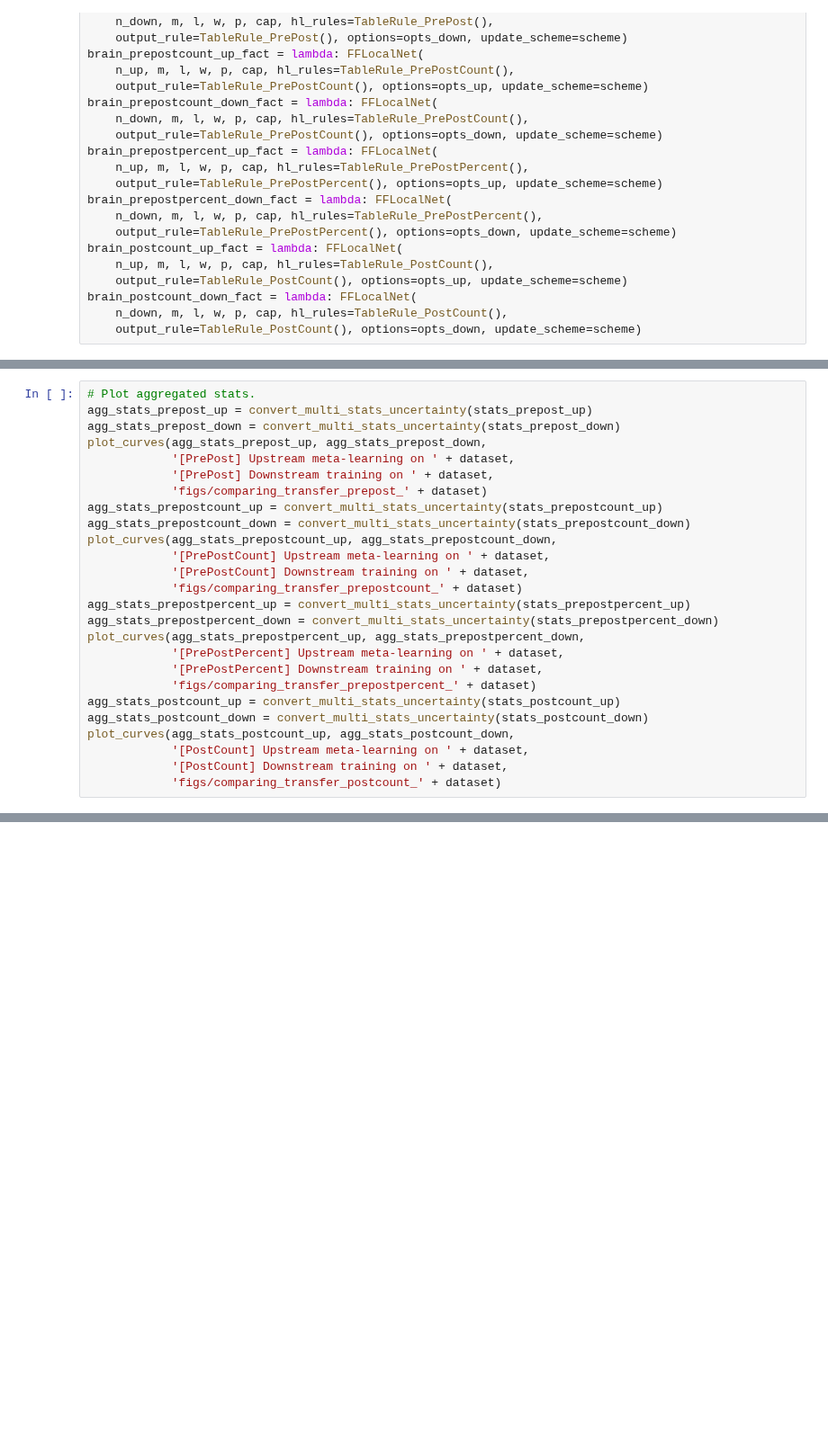
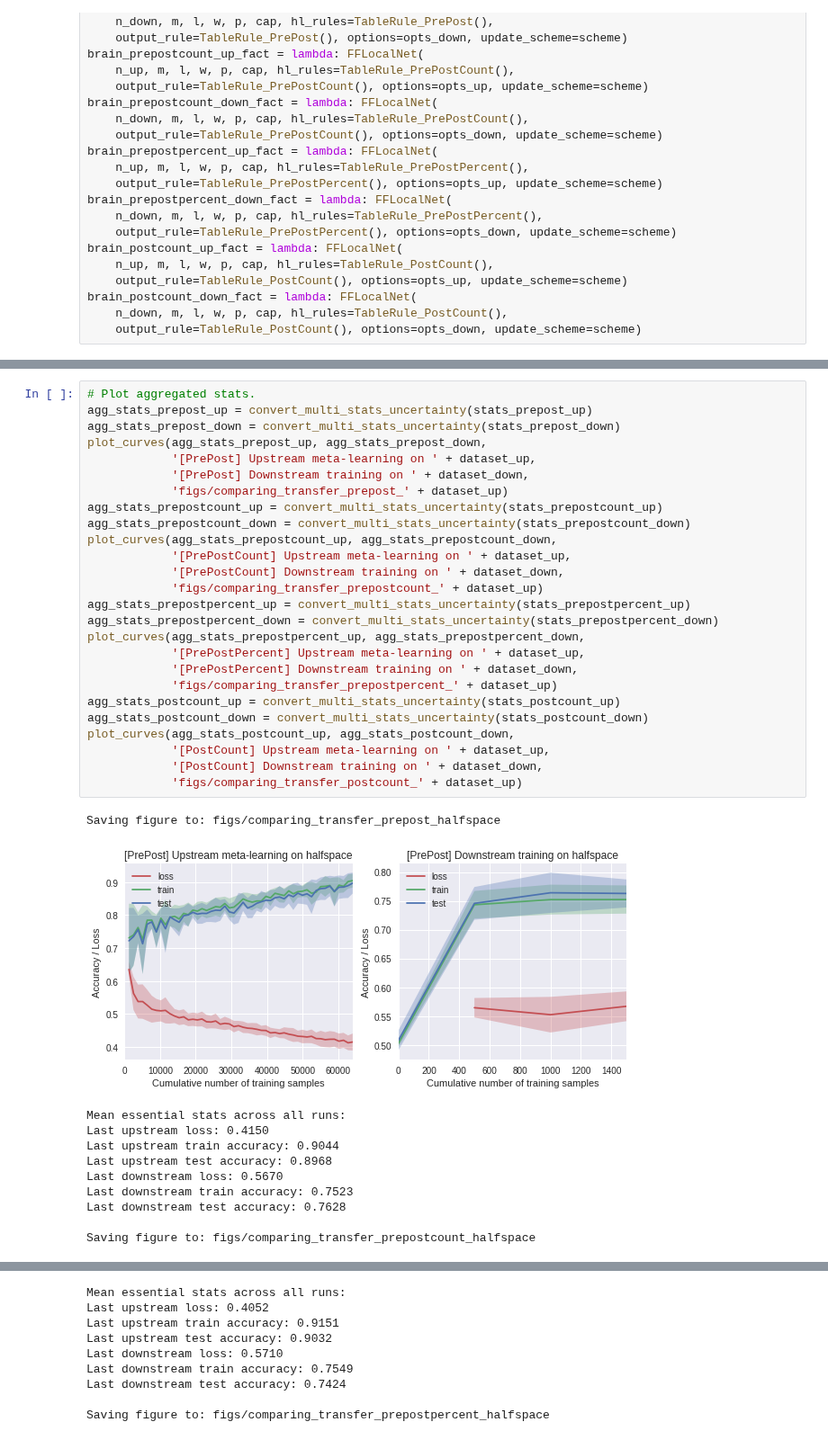
Before and after one commit to saykartik/assemblies, a Jupyter notebook: BrainNet/notebooks/FF_experiments_comparing_halfspace.ipynb, the cells around one changed output, grey strips where cells are left out. Shown at 90% size. Cells and saved outputs as stored; diff of their text form; blank space fills up the shorter version.

```diff
--- a/BrainNet/notebooks/FF_experiments_comparing_halfspace.ipynb
+++ b/BrainNet/notebooks/FF_experiments_comparing_halfspace.ipynb
@@ -132,26 +314,38 @@ stats_postcount_up, stats_postcount_down = evaluate_up_down(
 # %%
 # Plot aggregated stats.
 agg_stats_prepost_up = convert_multi_stats_uncertainty(stats_prepost_up)
 agg_stats_prepost_down = convert_multi_stats_uncertainty(stats_prepost_down)
 plot_curves(agg_stats_prepost_up, agg_stats_prepost_down,
-            '[PrePost] Upstream meta-learning on ' + dataset,
-            '[PrePost] Downstream training on ' + dataset,
-            'figs/comparing_transfer_prepost_' + dataset)
+            '[PrePost] Upstream meta-learning on ' + dataset_up,
+            '[PrePost] Downstream training on ' + dataset_down,
+            'figs/comparing_transfer_prepost_' + dataset_up)
 agg_stats_prepostcount_up = convert_multi_stats_uncertainty(stats_prepostcount_up)
 agg_stats_prepostcount_down = convert_multi_stats_uncertainty(stats_prepostcount_down)
 plot_curves(agg_stats_prepostcount_up, agg_stats_prepostcount_down,
-            '[PrePostCount] Upstream meta-learning on ' + dataset,
-            '[PrePostCount] Downstream training on ' + dataset,
-            'figs/comparing_transfer_prepostcount_' + dataset)
+            '[PrePostCount] Upstream meta-learning on ' + dataset_up,
+            '[PrePostCount] Downstream training on ' + dataset_down,
+            'figs/comparing_transfer_prepostcount_' + dataset_up)
 agg_stats_prepostpercent_up = convert_multi_stats_uncertainty(stats_prepostpercent_up)
 agg_stats_prepostpercent_down = convert_multi_stats_uncertainty(stats_prepostpercent_down)
 plot_curves(agg_stats_prepostpercent_up, agg_stats_prepostpercent_down,
-            '[PrePostPercent] Upstream meta-learning on ' + dataset,
-            '[PrePostPercent] Downstream training on ' + dataset,
-            'figs/comparing_transfer_prepostpercent_' + dataset)
+            '[PrePostPercent] Upstream meta-learning on ' + dataset_up,
+            '[PrePostPercent] Downstream training on ' + dataset_down,
+            'figs/comparing_transfer_prepostpercent_' + dataset_up)
 agg_stats_postcount_up = convert_multi_stats_uncertainty(stats_postcount_up)
 agg_stats_postcount_down = convert_multi_stats_uncertainty(stats_postcount_down)
 plot_curves(agg_stats_postcount_up, agg_stats_postcount_down,
-            '[PostCount] Upstream meta-learning on ' + dataset,
-            '[PostCount] Downstream training on ' + dataset,
-            'figs/comparing_transfer_postcount_' + dataset)
+            '[PostCount] Upstream meta-learning on ' + dataset_up,
+            '[PostCount] Downstream training on ' + dataset_down,
+            'figs/comparing_transfer_postcount_' + dataset_up)
+# %% [output]
+Saving figure to: figs/comparing_transfer_prepost_halfspace
+[figure, added]
+Mean essential stats across all runs:
+Last upstream loss: 0.4150
+Last upstream train accuracy: 0.9044
+Last upstream test accuracy: 0.8968
+Last downstream loss: 0.5670
+Last downstream train accuracy: 0.7523
+Last downstream test accuracy: 0.7628
+
+Saving figure to: figs/comparing_transfer_prepostcount_halfspace
@@ -157,0 +353,9 @@ plot_curves(agg_stats_postcount_up, agg_stats_postcount_down,
+Mean essential stats across all runs:
+Last upstream loss: 0.4052
+Last upstream train accuracy: 0.9151
+Last upstream test accuracy: 0.9032
+Last downstream loss: 0.5710
+Last downstream train accuracy: 0.7549
+Last downstream test accuracy: 0.7424
+
+Saving figure to: figs/comparing_transfer_prepostpercent_halfspace
```
Also changed, not shown: parts of 8 cells of this notebook, 30 other files.
